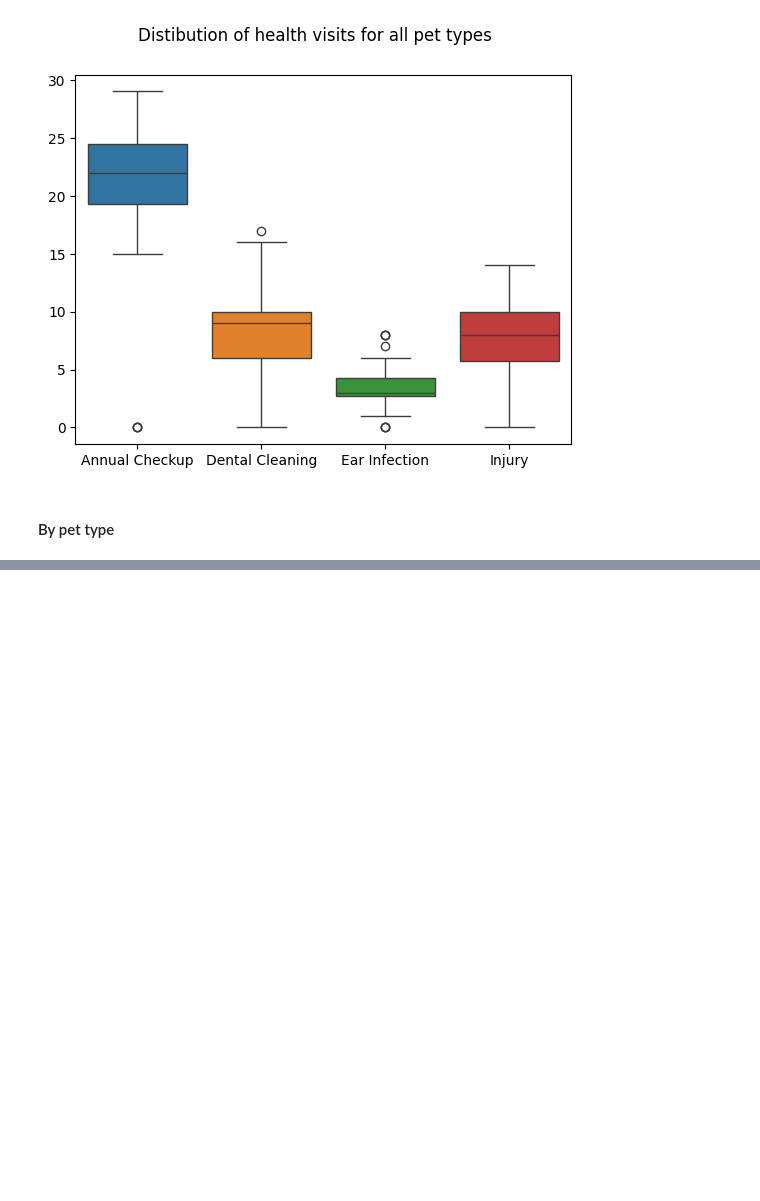
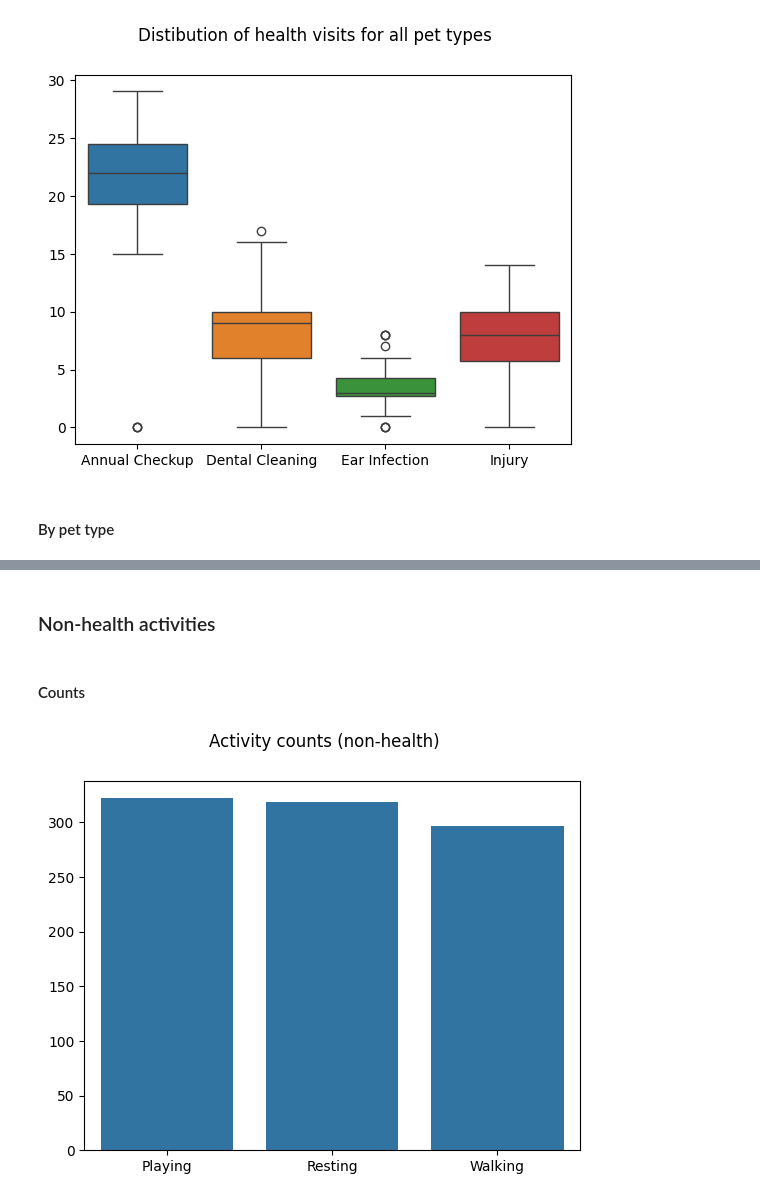
Before and after one commit to kozmik-moore/pet-software-developer-pipeline, a Jupyter notebook: code/notebook.ipynb, the cells around one changed output, grey strips where cells are left out. Drawn from its saved outputs; the diff is of its cells as text; code cells hidden in the pictures; blank space fills up the shorter version.

```diff
--- a/code/notebook.ipynb
+++ b/code/notebook.ipynb
@@ -168,2 +130,10 @@ plt.show()
+# %% [markdown]
+### Non-health activities
+# %% [markdown]
+#### Counts
+# %%
+visuals.activities_countplots(data=cleaned, save=True)
+# %% [output]
+[figure, added]
 # %%
 # Distribution of non-health activities by month (max, min, average)
```
Also changed, not shown: parts of 10 cells of this notebook, 9 other files.
